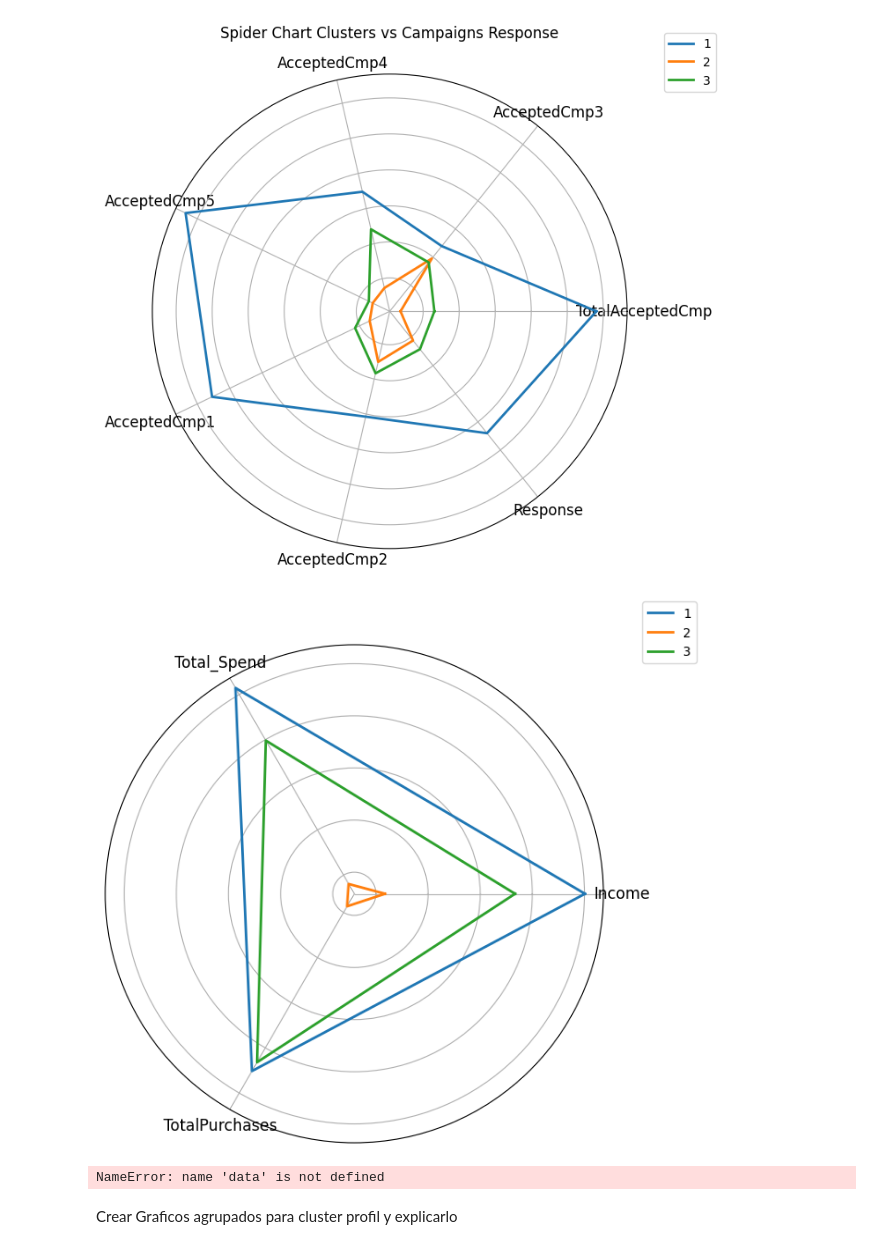
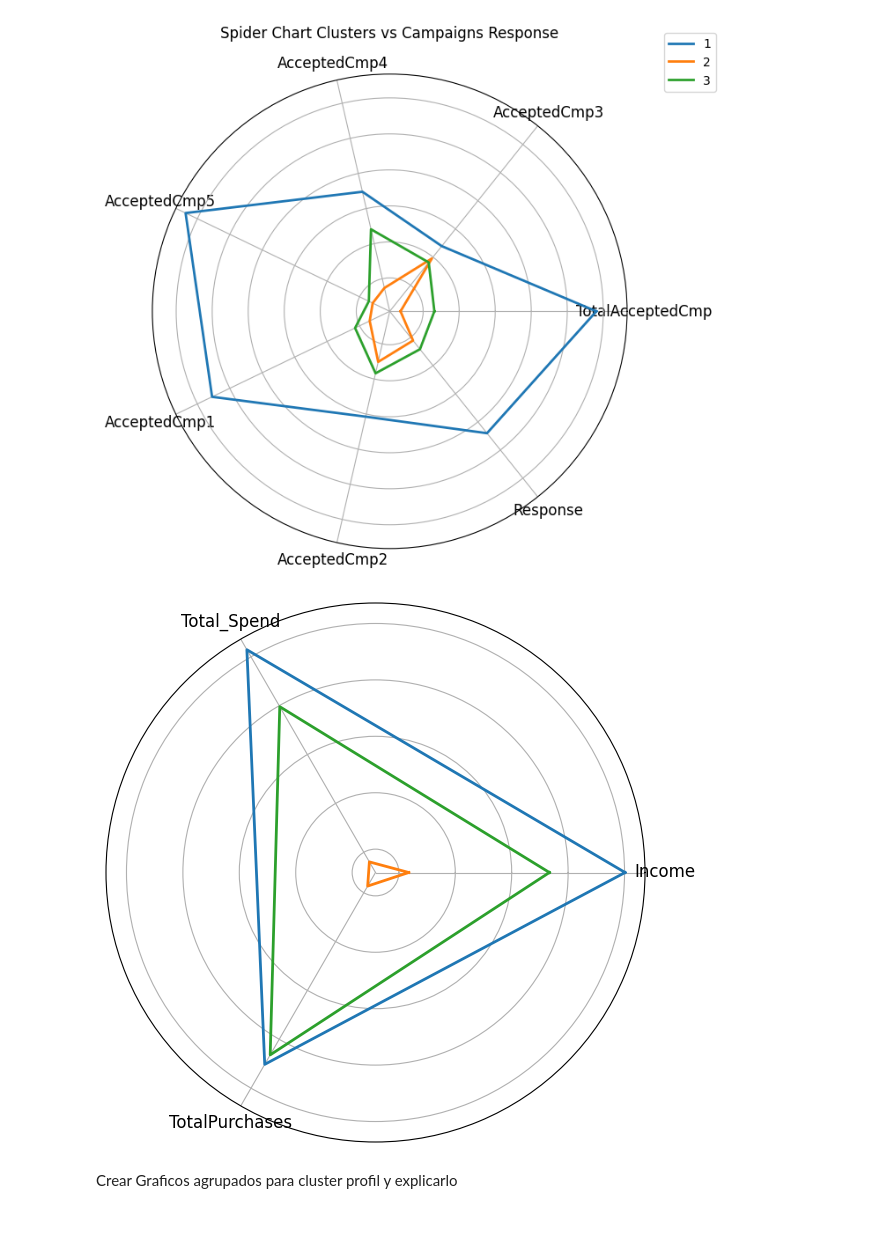
Before and after one commit to ChiaraTot/ML_Marketing-Campaign, a Jupyter notebook: src/results_notebook/Modelado.ipynb, the cells around one changed output. Saved outputs shown, nothing was run; the diff lists cells and outputs as text; code cells hidden in the pictures.

```diff
--- a/src/results_notebook/Modelado.ipynb
+++ b/src/results_notebook/Modelado.ipynb
@@ -277,7 +277,7 @@ modelo = model.copy()
 modelo.drop( ['Year_Birth', 'Education', 'Marital_Status',  'Kidhome', #'Income'
        'Teenhome', 'Dt_Customer', 'Age', 'Complain', 'Recency',
        'AmountPerPurchase', 'Age_group',
-       'Income_group', 'TotalSons', 'Education_Level', 'Family_Status'], axis=1, inplace=True)
+       'Income_group', 'TotalKids', 'Education_Level', 'Family_Status'], axis=1, inplace=True)
 # model.drop( ['Year_Birth', 'Education', 'Marital_Status', 'Income', 'Kidhome',
 #        'Teenhome', 'Dt_Customer', 'Recency',
 #         'Complain', 'Response', 'CustomerSinceInMonth', 'Age',
@@ -720,35 +726,32 @@ plt.show()
 # %%
 # 🔹 Definir etiquetas y ángulos
 labels = clusters_means_expenses.columns
 num_vars = len(labels)
 angles = np.linspace(0, 2 * np.pi, num_vars, endpoint=False).tolist()
 
 # 🔹 Cerrar el gráfico (repetir primer valor al final)
 angles += angles[:1]
 
 # 🔹 Crear el radar chart
 fig, ax = plt.subplots(figsize=(7, 7), subplot_kw=dict(polar=True))
 
 # 🔹 Graficar cada modelo
 for idx, row in clusters_means_expenses.iterrows():
     values = row.tolist()
     values += values[:1]  # Cerrar el gráfico
     ax.plot(angles, values, label=idx, linewidth=2, linestyle='solid')
     # ax.fill(angles, values, alpha=0.2)  # Relleno
 
 # 🔹 Estilizar el gráfico
 ax.set_yticklabels([])  # Ocultar etiquetas de los radios
 ax.set_xticks(angles[:-1])
 ax.set_xticklabels(labels, fontsize=12)
-ax.legend(loc='upper right', bbox_to_anchor=(1.2, 1.1))
+#ax.set_title("Campaigns Response Per Clusters", pad= 30)
+#ax.legend(loc='upper right', bbox_to_anchor=(1.2, 1.1))
 
 # 🔹 Mostrar
 plt.show()
 # %% [output]
-[figure, old version]
+[figure, new version]
-# %%
-sns.pairplot(data , vars=['Spent','Income','Age'] , hue='Children', palette='husl');
-# %% [output]
-NameError: name 'data' is not defined
 # %% [markdown]
 Crear Graficos agrupados para cluster profil y explicarlo
```
Also changed, not shown: parts of 10 cells of this notebook, 2 other files.
